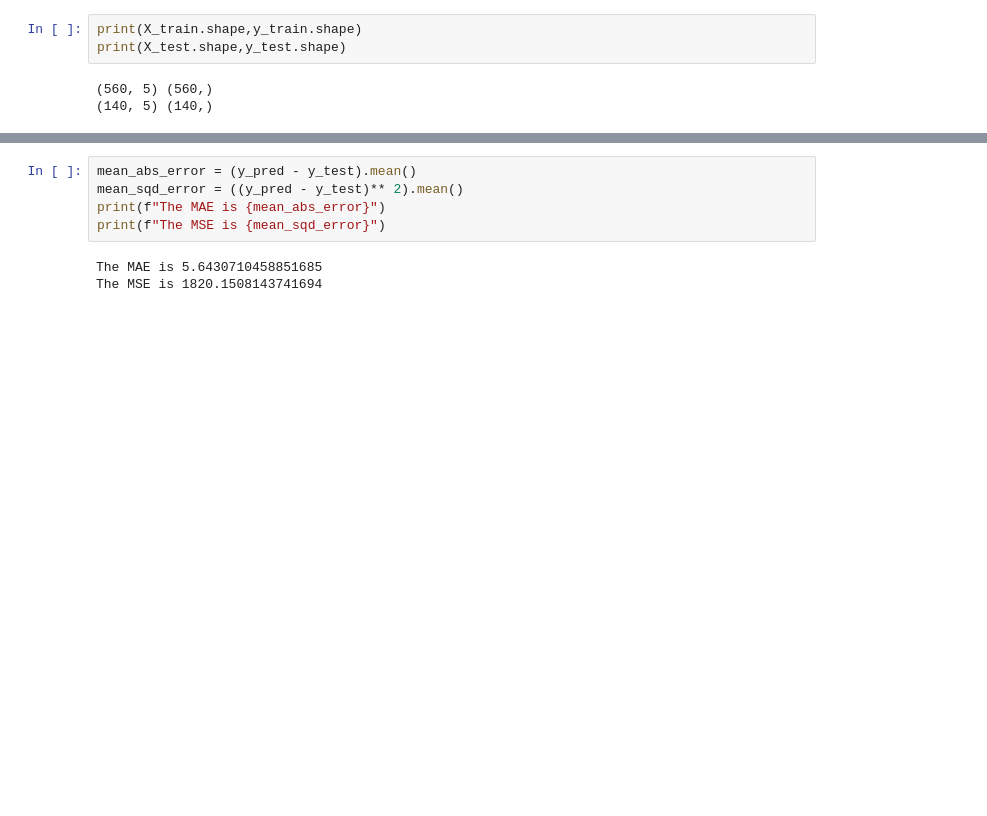
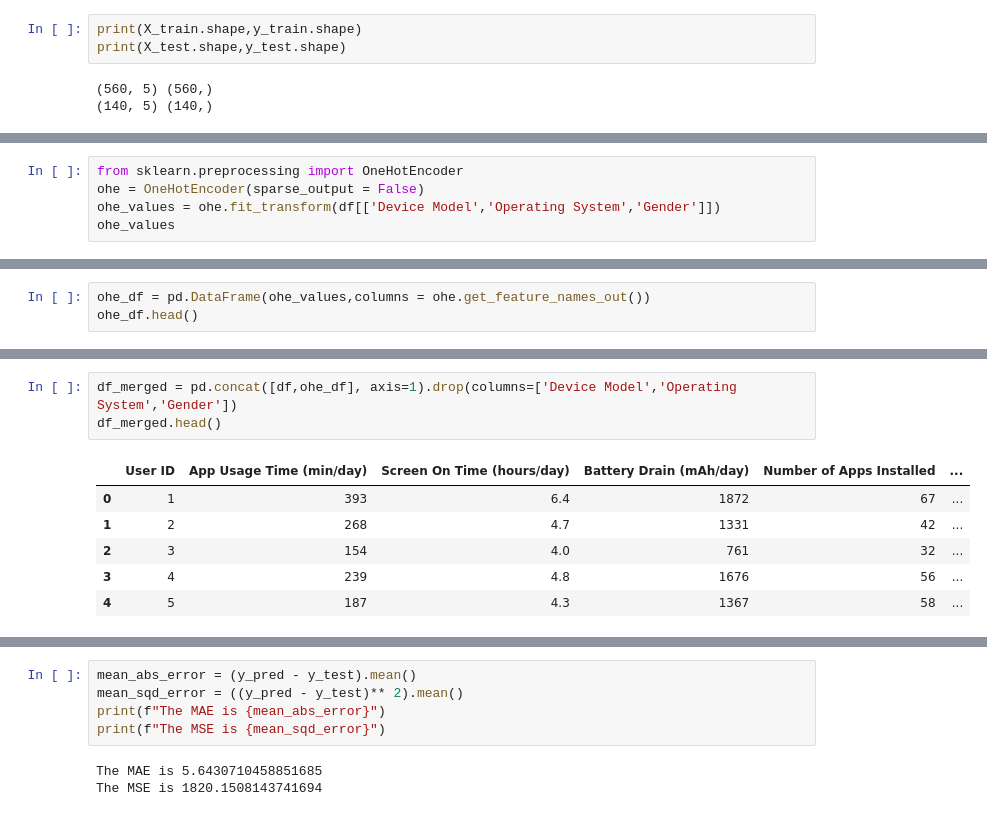
Before and after one commit to RezSah/RezSah.github.io, a Jupyter notebook: Untitled31.ipynb, the cells around one changed output, grey strips where cells are left out. Saved outputs shown, nothing was run; the diff lists cells and outputs as text; blank space fills up the shorter version.

```diff
--- a/Untitled31.ipynb
+++ b/Untitled31.ipynb
@@ -218,0 +399,5 @@ print(X_test.shape,y_test.shape)
+# %%
+from sklearn.preprocessing import OneHotEncoder
+ohe = OneHotEncoder(sparse_output = False)
+ohe_values = ohe.fit_transform(df[['Device Model','Operating System','Gender']])
+ohe_values
@@ -218,0 +412,3 @@ print(X_test.shape,y_test.shape)
+# %%
+ohe_df = pd.DataFrame(ohe_values,columns = ohe.get_feature_names_out())
+ohe_df.head()
@@ -218,0 +422,10 @@ print(X_test.shape,y_test.shape)
+# %%
+df_merged = pd.concat([df,ohe_df], axis=1).drop(columns=['Device Model','Operating System','Gender'])
+df_merged.head()
+# %% [output]
+|  | User ID | App Usage Time (min/day) | Screen On Time (hours/day) | Battery Drain (mAh/day) | Number of Apps Installed | ... |
+| 0 | 1 | 393 | 6.4 | 1872 | 67 | ... |
+| 1 | 2 | 268 | 4.7 | 1331 | 42 | ... |
+| 2 | 3 | 154 | 4.0 | 761 | 32 | ... |
+| 3 | 4 | 239 | 4.8 | 1676 | 56 | ... |
+| 4 | 5 | 187 | 4.3 | 1367 | 58 | ... |
```
Also changed, not shown: parts of 64 cells of this notebook.
